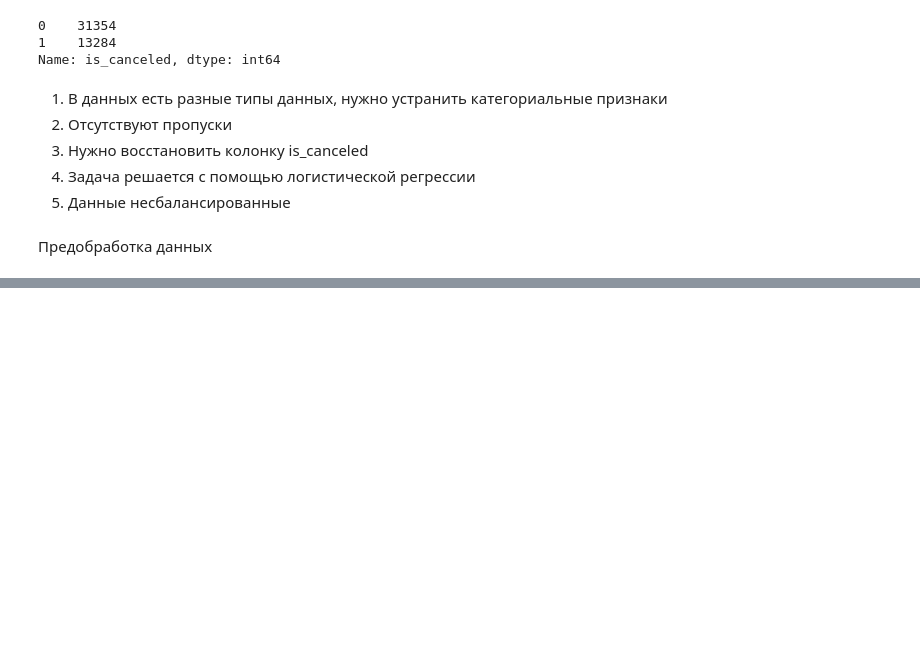
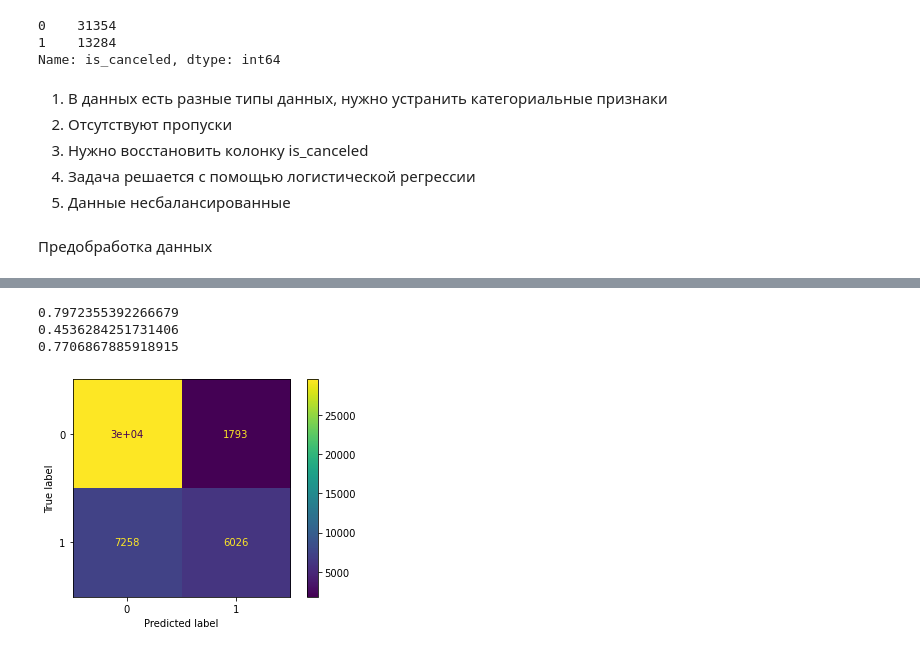
Before and after one commit to Egor-Shulga/Hotel-booking-demand, a Jupyter notebook: Hotel_baseline.ipynb, the cells around one changed output, grey strips where cells are left out. Drawn from its saved outputs; the diff is of its cells as text; code cells hidden in the pictures; blank space fills up the shorter version.

Commit message:
train model and check predictions

```diff
--- a/Hotel_baseline.ipynb
+++ b/Hotel_baseline.ipynb
@@ -45,7 +131,8 @@ Name: is_canceled, dtype: int64
 # %% [markdown]
 Предобработка данных
 # %%
-categ = train.loc[:,train.dtypes == 'object']
+# categ = train.loc[:,train.dtypes == 'object']
+categ = ['hotel', 'meal', 'market_segment', 'distribution_channel']
 # %%
 train = train.drop(columns=['country', 'reserved_room_type', 'assigned_room_type', 'reservation_status_date'])
 test = test.drop(columns=['country', 'reserved_room_type', 'assigned_room_type', 'reservation_status_date'])
@@ -79,3 +149,6 @@ train.loc[:,train.dtypes == 'object']
+# %%
+train = pd.get_dummies(train, columns=['deposit_type', 'customer_type'])
+test = pd.get_dummies(test, columns=['deposit_type', 'customer_type'])
 # %%
 train.info()
 # %% [output]
@@ -98,0 +172,7 @@ memory usage: 8.3 MB
+# %%
+x = train.drop(columns = ['is_canceled'])
+y = train['is_canceled']
+# %%
+model = LogisticRegression()
+model.fit(x, y)
+pred = model.predict(x)
@@ -98,0 +187,14 @@ memory usage: 8.3 MB
+# %%
+# accuracy_score, precision_score, recall_score
+print(accuracy_score(pred, y))
+print(precision_score(pred, y))
+print(recall_score(pred, y))
+# %% [output]
+0.7972355392266679
+0.4536284251731406
+0.7706867885918915
+# %%
+plot_confusion_matrix(model, x, y)
+plt.show()
+# %% [output]
+[figure, added]
```
Also changed, not shown: parts of 14 cells of this notebook.
